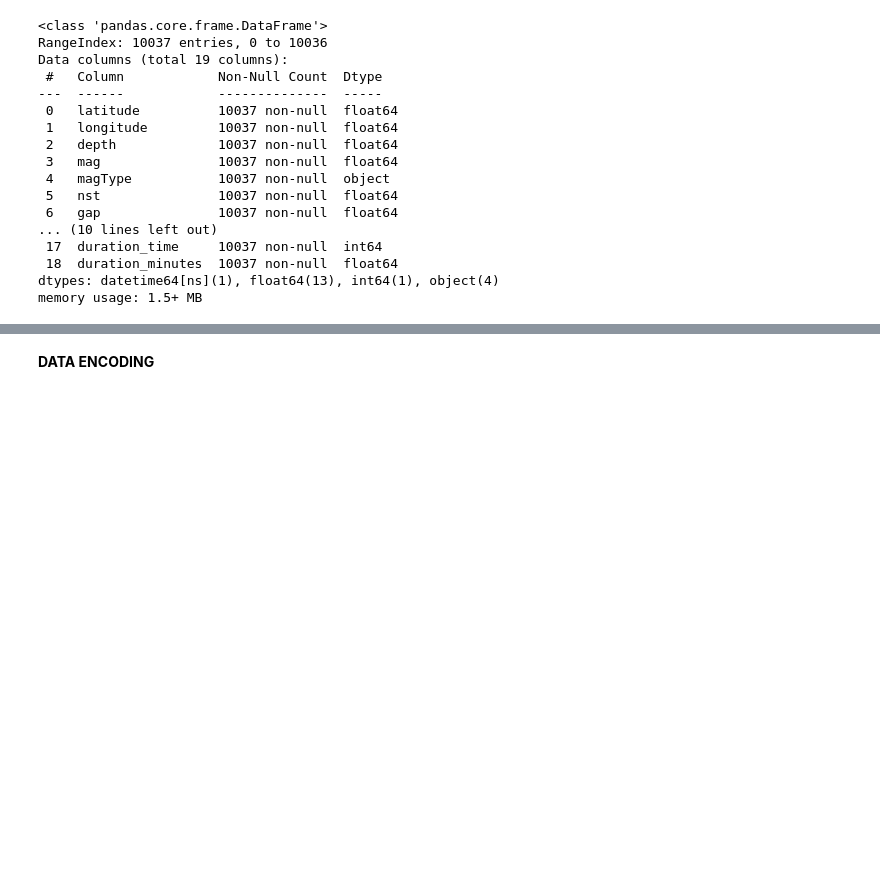
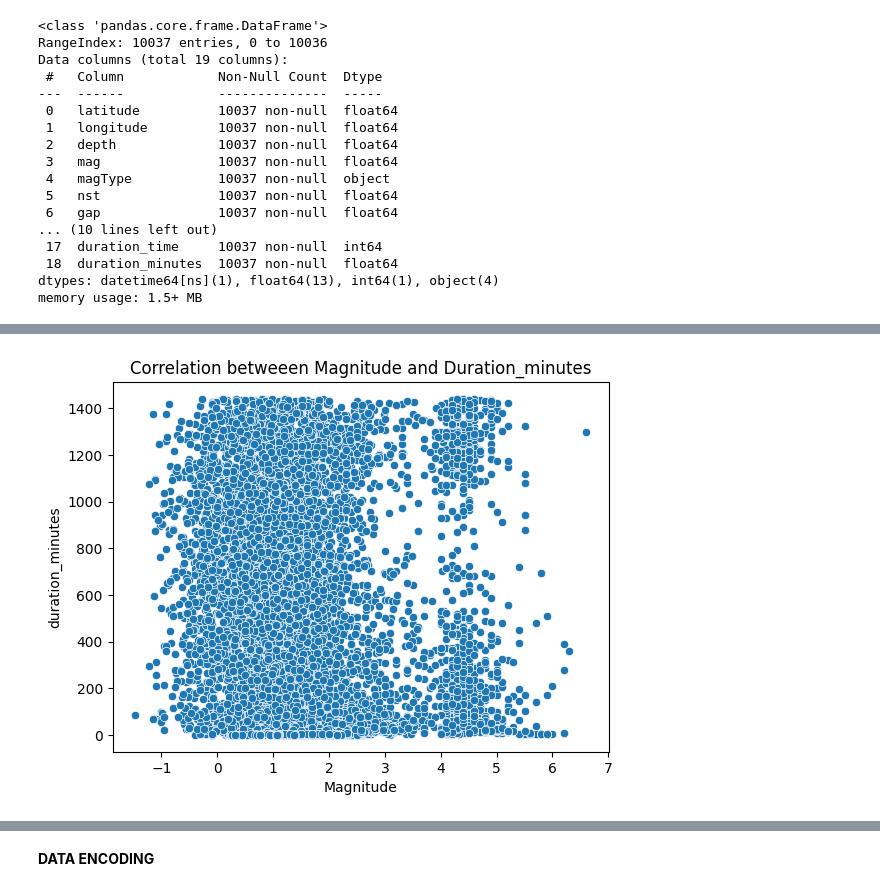
Before and after one commit to Mercymerine/Machine_Learning_1, a Jupyter notebook: cap_earthquake.ipynb, the cells around one changed output, grey strips where cells are left out. Saved outputs shown, nothing was run; the diff lists cells and outputs as text; code cells hidden in the pictures; blank space fills up the shorter version.

```diff
--- a/cap_earthquake.ipynb
+++ b/cap_earthquake.ipynb
@@ -403,0 +474,9 @@ memory usage: 1.5+ MB
+# %%
+sns.scatterplot(x='mag', y='duration_minutes', data=cleaned_earthquake)
+
+plt.xlabel('Magnitude')
+plt.ylabel('duration_minutes')
+plt.title('Correlation betweeen Magnitude and Duration_minutes')
+plt.show()
+# %% [output]
+[figure, added]
```
Also changed, not shown: parts of 16 cells of this notebook.
